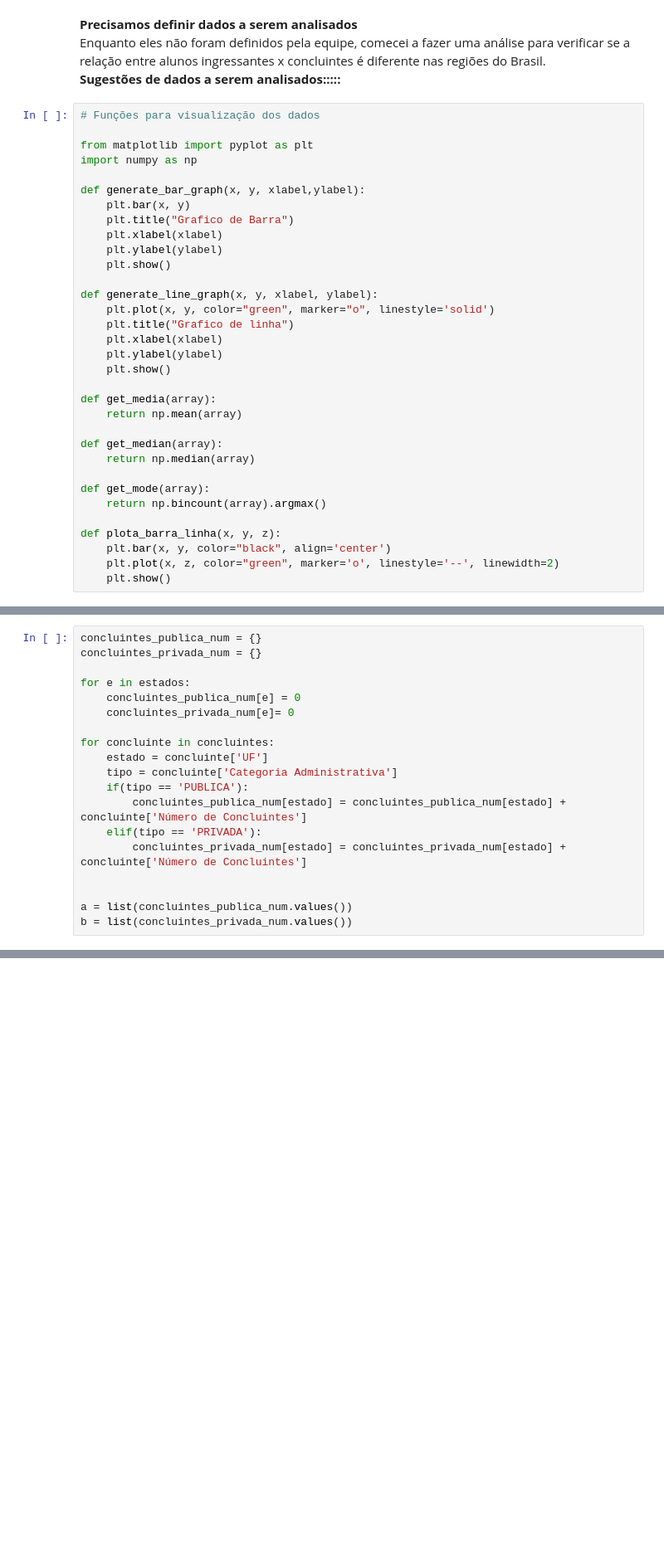
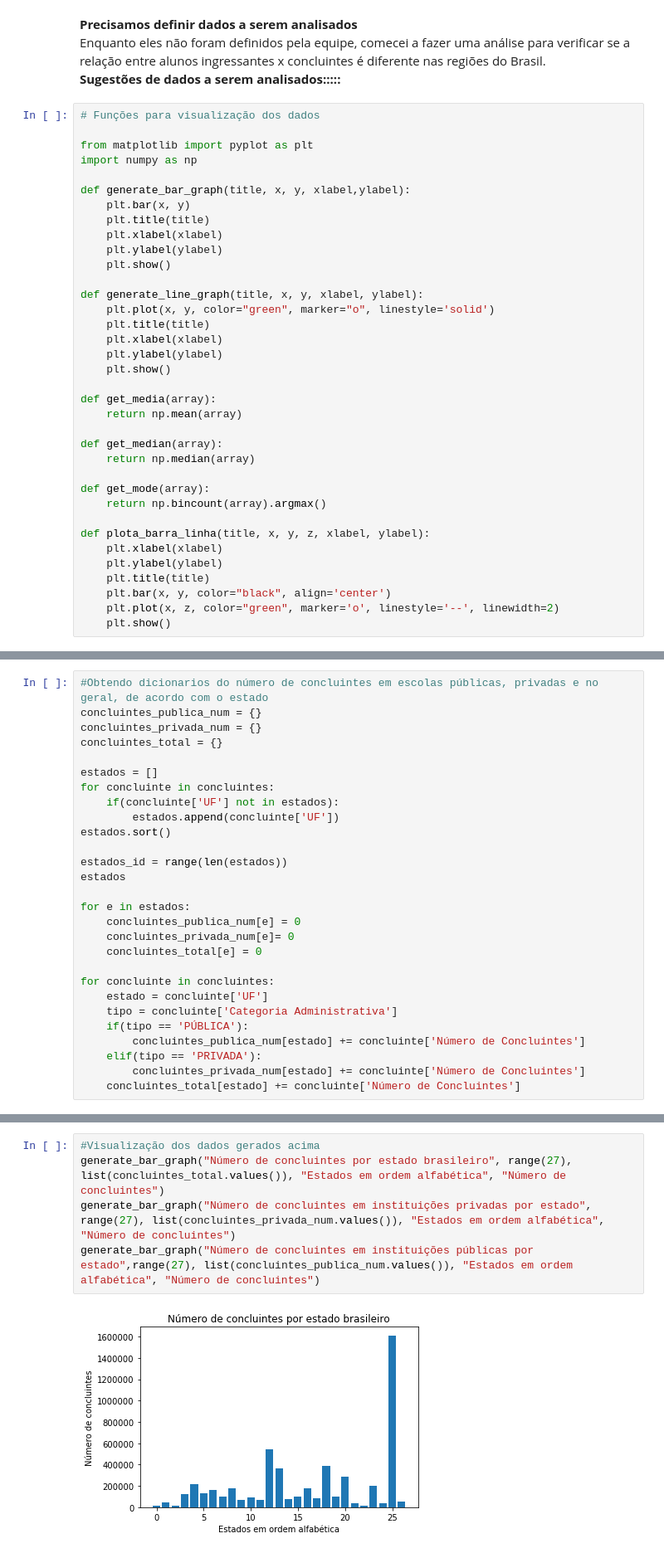
Before and after one commit to sarahraquel/learning_analytics, a Jupyter notebook: INEP.ipynb, the cells around one changed output, grey strips where cells are left out. Shown at 83% size. Saved outputs shown, nothing was run; the diff lists cells and outputs as text; blank space fills up the shorter version.

Commit message:
Organiza graficos

```diff
--- a/INEP.ipynb
+++ b/INEP.ipynb
@@ -25,16 +25,16 @@ Enquanto eles não foram definidos pela equipe, comecei a fazer uma análise par
 from matplotlib import pyplot as plt
 import numpy as np
 
-def generate_bar_graph(x, y, xlabel,ylabel):
+def generate_bar_graph(title, x, y, xlabel,ylabel):
     plt.bar(x, y)
-    plt.title("Grafico de Barra")
+    plt.title(title)
     plt.xlabel(xlabel)
     plt.ylabel(ylabel)
     plt.show()
 
-def generate_line_graph(x, y, xlabel, ylabel):
+def generate_line_graph(title, x, y, xlabel, ylabel):
     plt.plot(x, y, color="green", marker="o", linestyle='solid')
-    plt.title("Grafico de linha")
+    plt.title(title)
     plt.xlabel(xlabel)
     plt.ylabel(ylabel)
     plt.show()
@@ -48,7 +48,10 @@ def get_median(array):
 def get_mode(array):
     return np.bincount(array).argmax()
 
-def plota_barra_linha(x, y, z):
+def plota_barra_linha(title, x, y, z, xlabel, ylabel):
+    plt.xlabel(xlabel)
+    plt.ylabel(ylabel)
+    plt.title(title)
     plt.bar(x, y, color="black", align='center')
     plt.plot(x, z, color="green", marker='o', linestyle='--', linewidth=2)
     plt.show()
@@ -165,19 +107,28 @@ estados
 # %%
+#Obtendo dicionarios do número de concluintes em escolas públicas, privadas e no geral, de acordo com o estado
 concluintes_publica_num = {}
 concluintes_privada_num = {}
+concluintes_total = {}
+
+estados = []
+for concluinte in concluintes:
+    if(concluinte['UF'] not in estados):
+        estados.append(concluinte['UF'])
+estados.sort()
+
+estados_id = range(len(estados))
+estados
 
 for e in estados:
     concluintes_publica_num[e] = 0
     concluintes_privada_num[e]= 0
+    concluintes_total[e] = 0
 
 for concluinte in concluintes:
     estado = concluinte['UF']
     tipo = concluinte['Categoria Administrativa']
-    if(tipo == 'PUBLICA'):
-        concluintes_publica_num[estado] = concluintes_publica_num[estado] + concluinte['Número de Concluintes']
+    if(tipo == 'PÚBLICA'):
+        concluintes_publica_num[estado] += concluinte['Número de Concluintes']
     elif(tipo == 'PRIVADA'):
-        concluintes_privada_num[estado] = concluintes_privada_num[estado] + concluinte['Número de Concluintes']
-
-
-a = list(concluintes_publica_num.values())
-b = list(concluintes_privada_num.values())
+        concluintes_privada_num[estado] += concluinte['Número de Concluintes']
+    concluintes_total[estado] += concluinte['Número de Concluintes']
@@ -187,0 +135,7 @@ plota_barra_linha(range(len(a)), a, b)
+# %%
+#Visualização dos dados gerados acima
+generate_bar_graph("Número de concluintes por estado brasileiro", range(27), list(concluintes_total.values()), "Estados em ordem alfabética", "Número de concluintes")
+generate_bar_graph("Número de concluintes em instituições privadas por estado", range(27), list(concluintes_privada_num.values()), "Estados em ordem alfabética", "Número de concluintes")
+generate_bar_graph("Número de concluintes em instituições públicas por estado",range(27), list(concluintes_publica_num.values()), "Estados em ordem alfabética", "Número de concluintes")
+# %% [output]
+[figure, added]
```
Also changed, not shown: parts of 8 cells of this notebook.
